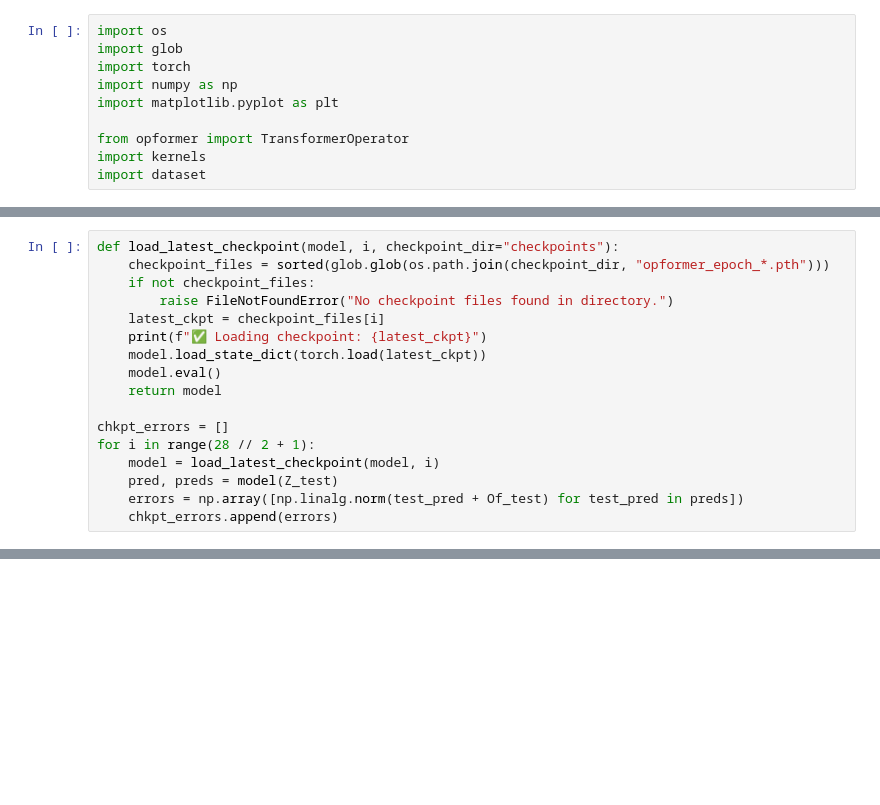
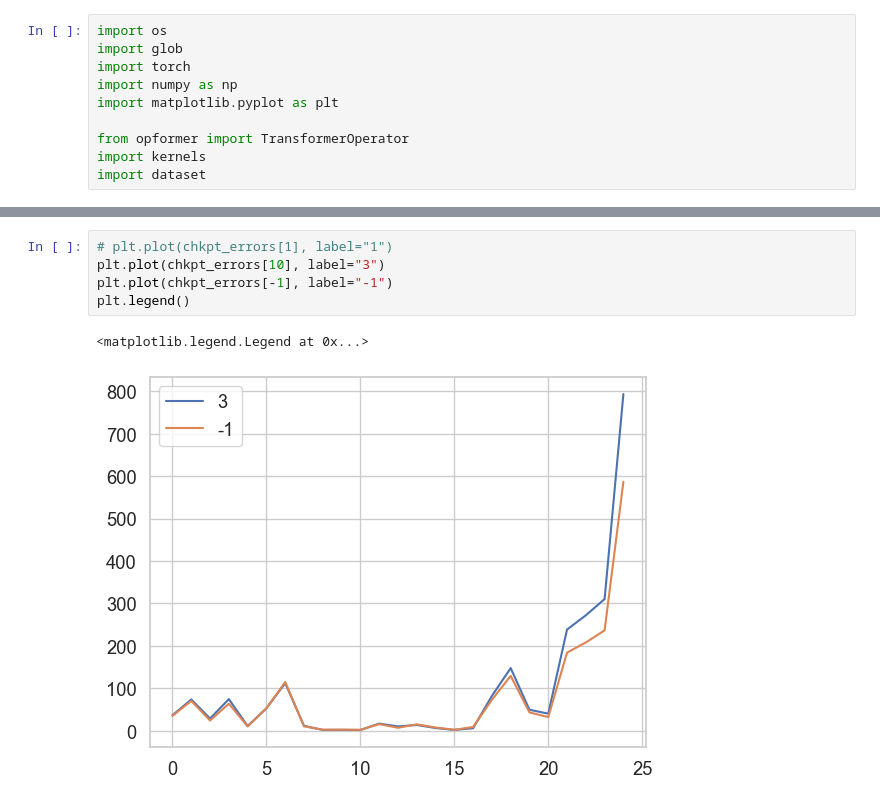
Before and after one commit to yashpatel5400/opicl, a Jupyter notebook: analysis.ipynb, the cells around one changed output, grey strips where cells are left out. Drawn from its saved outputs; the diff is of its cells as text; blank space fills up the shorter version.

```diff
--- a/analysis.ipynb
+++ b/analysis.ipynb
@@ -129,17 +10,0 @@ model = TransformerOperator(
-# %%
-def load_latest_checkpoint(model, i, checkpoint_dir="checkpoints"):
-    checkpoint_files = sorted(glob.glob(os.path.join(checkpoint_dir, "opformer_epoch_*.pth")))
-    if not checkpoint_files:
-        raise FileNotFoundError("No checkpoint files found in directory.")
-    latest_ckpt = checkpoint_files[i]
-    print(f"✅ Loading checkpoint: {latest_ckpt}")
-    model.load_state_dict(torch.load(latest_ckpt))
-    model.eval()
-    return model
-
-chkpt_errors = []
-for i in range(28 // 2 + 1):
-    model = load_latest_checkpoint(model, i)
-    pred, preds = model(Z_test)
-    errors = np.array([np.linalg.norm(test_pred + Of_test) for test_pred in preds])
-    chkpt_errors.append(errors)
@@ -212,0 +291,8 @@ plt.imshow(np.abs(full_R))
+# %%
+# plt.plot(chkpt_errors[1], label="1")
+plt.plot(chkpt_errors[10], label="3")
+plt.plot(chkpt_errors[-1], label="-1")
+plt.legend()
+# %% [output]
+<matplotlib.legend.Legend at 0x...>
+[figure, added]
```
Also changed, not shown: parts of 37 cells of this notebook, 2 other files.
